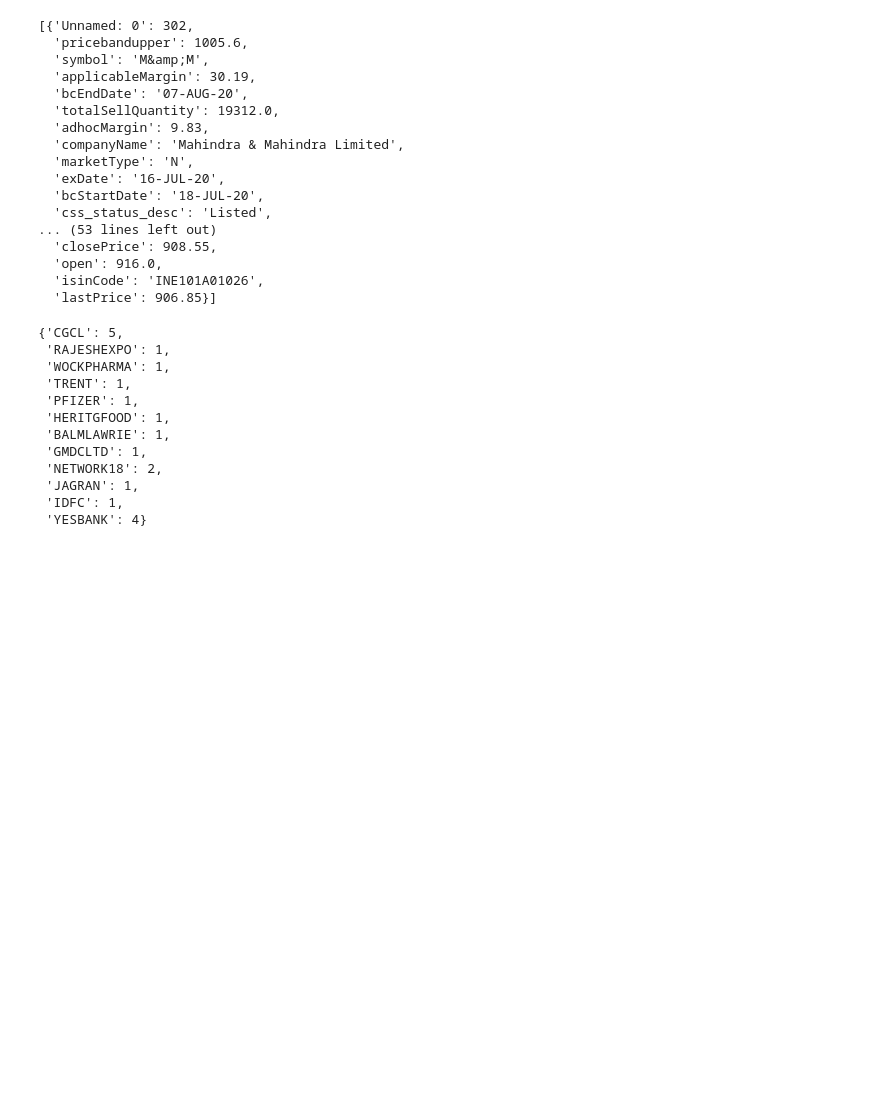
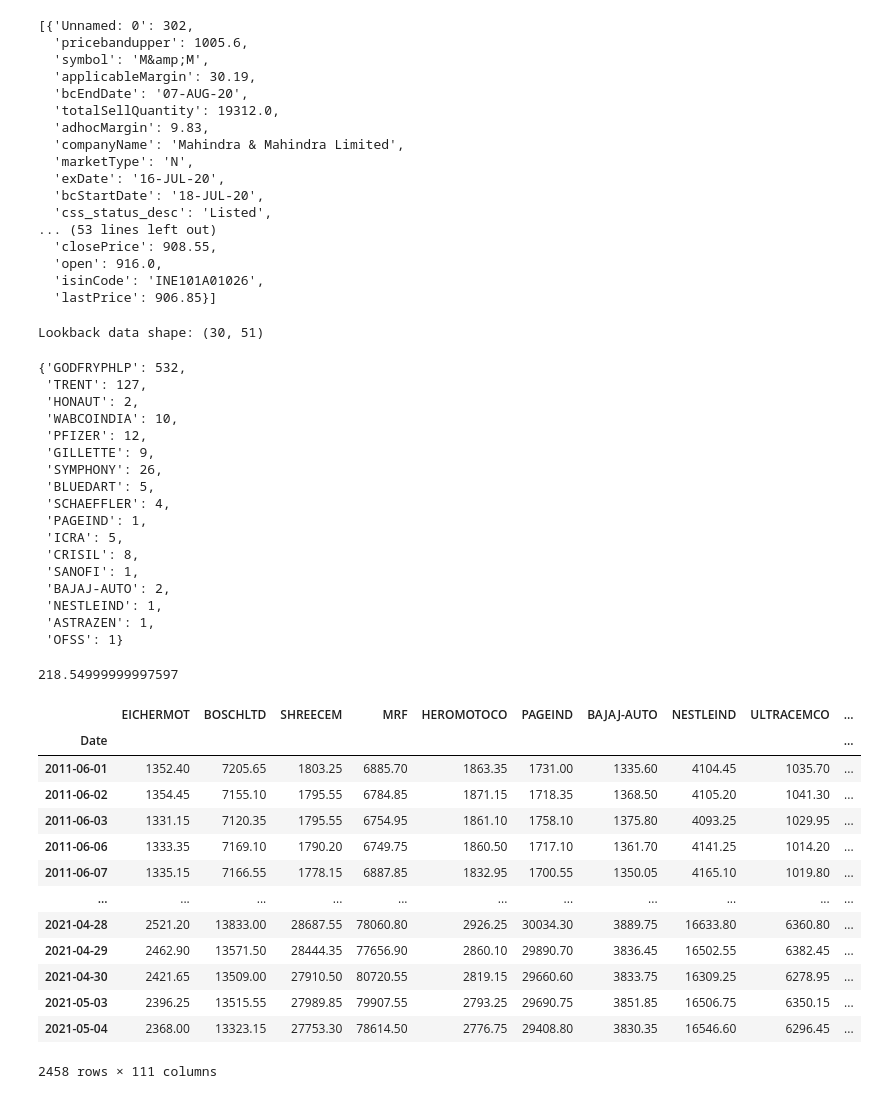
Before and after one commit to avnish98/market-dashboard, a Jupyter notebook: Portfolio.ipynb, the cells around one changed output. Saved outputs shown, nothing was run; the diff lists cells and outputs as text; code cells hidden in the pictures; blank space fills up the shorter version.

Commit message:
Tested cla max sharpe with simulation

```diff
--- a/Portfolio.ipynb
+++ b/Portfolio.ipynb
@@ -190,26 +190,64 @@ some
   'lastPrice': 906.85}]
 # %%
 from simulate import Backtesting, Agent
-from optimizer import EffOptimizer
+from optimizer import EffOptimizer, HRPOptimizer, CLAOptimizer
 
+# bt = Backtesting(proc_ohlc_loc="data/cleaned/OHLC/Nifty500",
+#               proc_metadata_loc="data/cleaned/Metadata/nifty500.json",
+#              agents=[Agent(EffOptimizer(), 1000000, optimizer_type='min_vol',
+#                            metadata_loc="data/cleaned/Metadata/nifty500.json")])
+# bt = Backtesting(proc_ohlc_loc="data/cleaned/OHLC/Nifty500",
+#               proc_metadata_loc="data/cleaned/Metadata/nifty500.json",
+#              agents=[Agent(HRPOptimizer(), 1000000, metadata_loc="data/cleaned/Metadata/nifty500.json")])
 bt = Backtesting(proc_ohlc_loc="data/cleaned/OHLC/Nifty500",
               proc_metadata_loc="data/cleaned/Metadata/nifty500.json",
-             agents=[Agent(EffOptimizer(), optimizer_type='max_sharpe',
+             agents=[Agent(CLAOptimizer(), 1000000, optimizer_type='max_sharpe',
                            metadata_loc="data/cleaned/Metadata/nifty500.json")])
 # %%
 a= bt.backtest()
+# %% [output]
+Lookback data shape: (30, 51)
 # %%
 a.optimizer.portfolio.discrete_composition
 # %% [output]
-{'CGCL': 5,
- 'RAJESHEXPO': 1,
- 'WOCKPHARMA': 1,
- 'TRENT': 1,
- 'PFIZER': 1,
- 'HERITGFOOD': 1,
- 'BALMLAWRIE': 1,
- 'GMDCLTD': 1,
- 'NETWORK18': 2,
- 'JAGRAN': 1,
- 'IDFC': 1,
- 'YESBANK': 4}
+{'GODFRYPHLP': 532,
+ 'TRENT': 127,
+ 'HONAUT': 2,
+ 'WABCOINDIA': 10,
+ 'PFIZER': 12,
+ 'GILLETTE': 9,
+ 'SYMPHONY': 26,
+ 'BLUEDART': 5,
+ 'SCHAEFFLER': 4,
+ 'PAGEIND': 1,
+ 'ICRA': 5,
+ 'CRISIL': 8,
+ 'SANOFI': 1,
+ 'BAJAJ-AUTO': 2,
+ 'NESTLEIND': 1,
+ 'ASTRAZEN': 1,
+ 'OFSS': 1}
+# %%
+a.optimizer.portfolio.cash_left
+# %% [output]
+218.54999999997597
+# %%
+df = bt.processor.close_matrix
+df2 = df[df.columns[df.mean(axis=0) > 962.54]]
+# %%
+df2
+# %% [output]
+|  | EICHERMOT | BOSCHLTD | SHREECEM | MRF | HEROMOTOCO | PAGEIND | BAJAJ-AUTO | NESTLEIND | ULTRACEMCO | ... |
+| Date |  |  |  |  |  |  |  |  |  | ... |
+| 2011-06-01 | 1352.40 | 7205.65 | 1803.25 | 6885.70 | 1863.35 | 1731.00 | 1335.60 | 4104.45 | 1035.70 | ... |
+| 2011-06-02 | 1354.45 | 7155.10 | 1795.55 | 6784.85 | 1871.15 | 1718.35 | 1368.50 | 4105.20 | 1041.30 | ... |
+| 2011-06-03 | 1331.15 | 7120.35 | 1795.55 | 6754.95 | 1861.10 | 1758.10 | 1375.80 | 4093.25 | 1029.95 | ... |
+| 2011-06-06 | 1333.35 | 7169.10 | 1790.20 | 6749.75 | 1860.50 | 1717.10 | 1361.70 | 4141.25 | 1014.20 | ... |
+| 2011-06-07 | 1335.15 | 7166.55 | 1778.15 | 6887.85 | 1832.95 | 1700.55 | 1350.05 | 4165.10 | 1019.80 | ... |
+| ... | ... | ... | ... | ... | ... | ... | ... | ... | ... | ... |
+| 2021-04-28 | 2521.20 | 13833.00 | 28687.55 | 78060.80 | 2926.25 | 30034.30 | 3889.75 | 16633.80 | 6360.80 | ... |
+| 2021-04-29 | 2462.90 | 13571.50 | 28444.35 | 77656.90 | 2860.10 | 29890.70 | 3836.45 | 16502.55 | 6382.45 | ... |
+| 2021-04-30 | 2421.65 | 13509.00 | 27910.50 | 80720.55 | 2819.15 | 29660.60 | 3833.75 | 16309.25 | 6278.95 | ... |
+| 2021-05-03 | 2396.25 | 13515.55 | 27989.85 | 79907.55 | 2793.25 | 29690.75 | 3851.85 | 16506.75 | 6350.15 | ... |
+| 2021-05-04 | 2368.00 | 13323.15 | 27753.30 | 78614.50 | 2776.75 | 29408.80 | 3830.35 | 16546.60 | 6296.45 | ... |
+2458 rows × 111 columns
```
Also changed, not shown: 3 other files.
